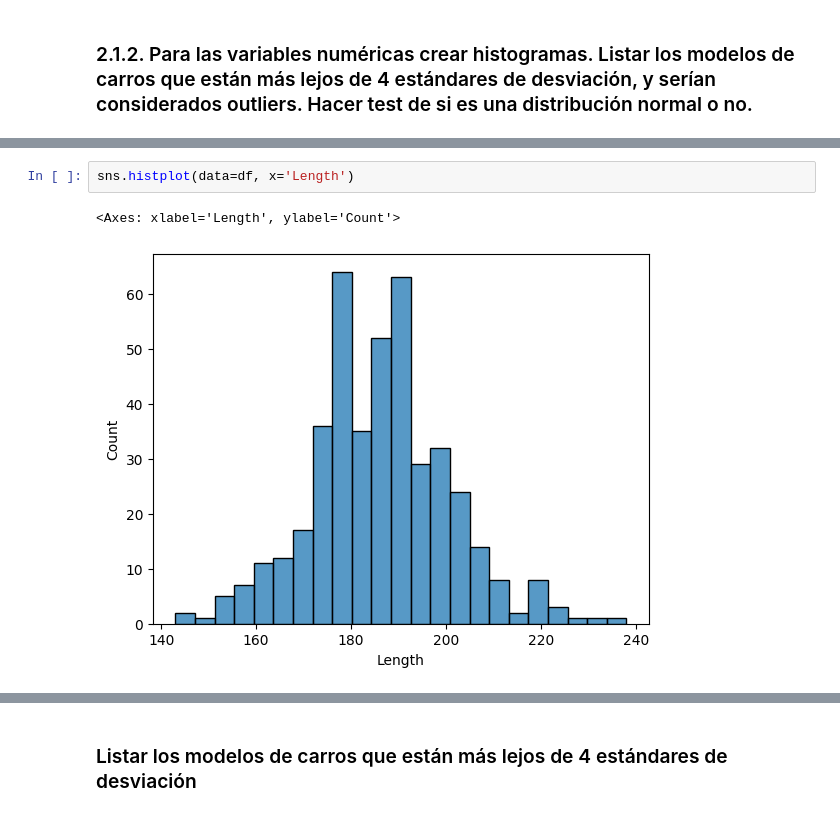
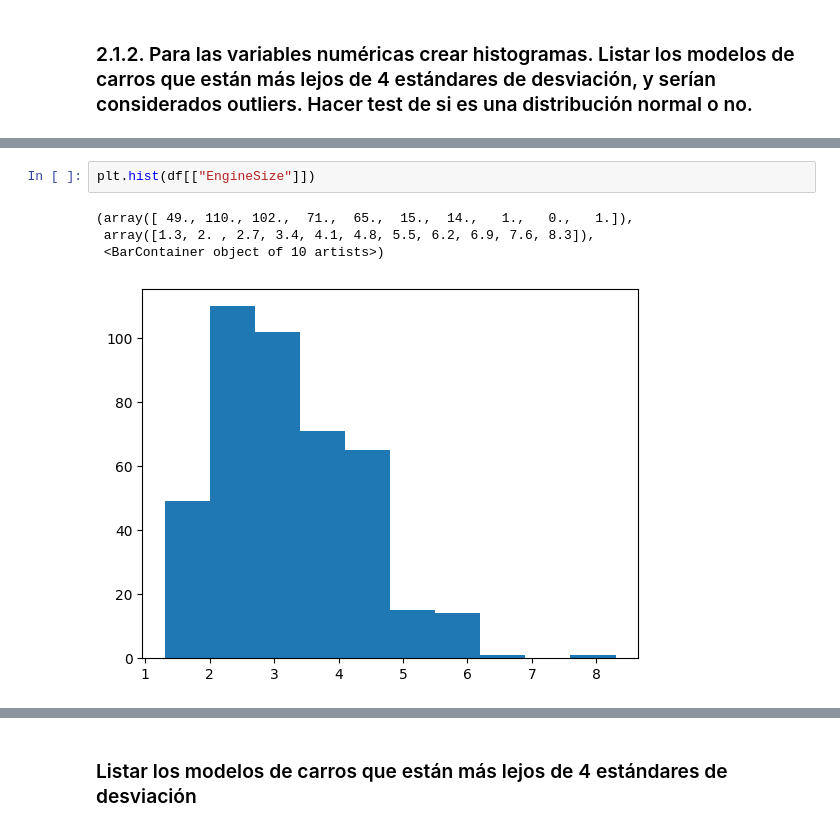
Before and after one commit to JuanMorales4619/Estadistica-3, a Jupyter notebook: Tarea 1/src/notebook/Punto2.ipynb, the cells around one changed output, grey strips where cells are left out. Drawn from its saved outputs; the diff is of its cells as text.

```diff
--- a/Tarea 1/src/notebook/Punto2.ipynb
+++ b/Tarea 1/src/notebook/Punto2.ipynb
@@ -86,5 +61,7 @@ sns.histplot(data=df, x='Wheelbase')
-# %%
-sns.histplot(data=df, x='Length')
-# %% [output]
-<Axes: xlabel='Length', ylabel='Count'>
-[figure, removed]
+# %%
+plt.hist(df[["EngineSize"]])
+# %% [output]
+(array([ 49., 110., 102.,  71.,  65.,  15.,  14.,   1.,   0.,   1.]),
+ array([1.3, 2. , 2.7, 3.4, 4.1, 4.8, 5.5, 6.2, 6.9, 7.6, 8.3]),
+ <BarContainer object of 10 artists>)
+[figure, added]
```
Also changed, not shown: parts of 38 cells of this notebook, 1 other file.
